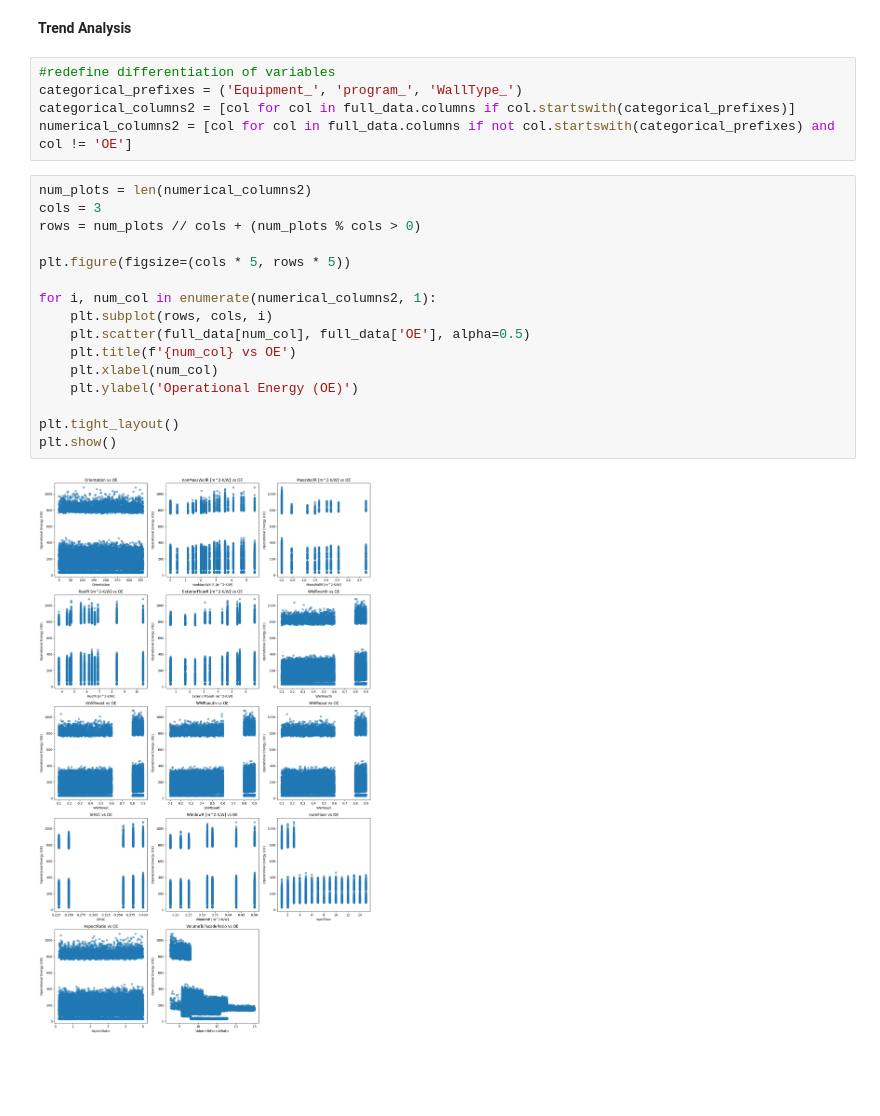
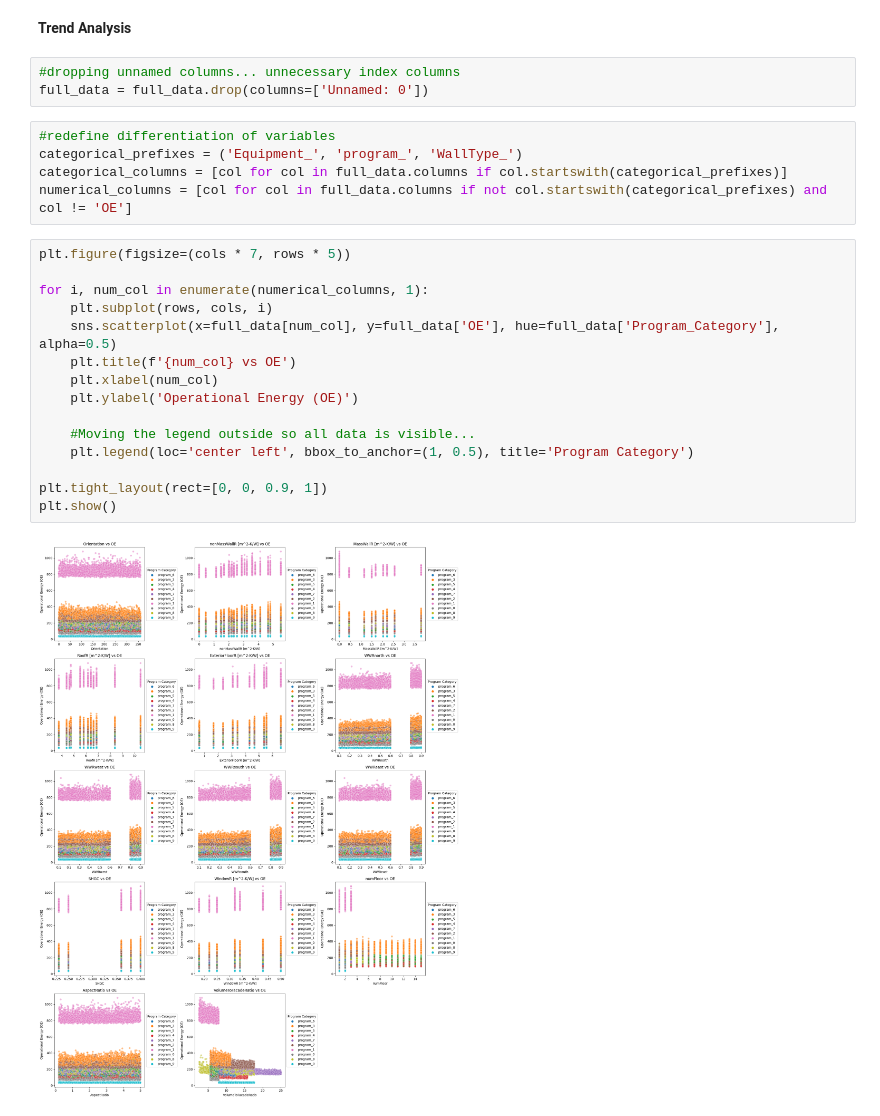
Before and after one commit to snwnkang/CS109A_Final, a Jupyter notebook: Final_Project_CS109_11112023_Sang.ipynb, the cells around one changed output. Saved outputs shown, nothing was run; the diff lists cells and outputs as text; blank space fills up the shorter version.

```diff
--- a/Final_Project_CS109_11112023_Sang.ipynb
+++ b/Final_Project_CS109_11112023_Sang.ipynb
@@ -148,26 +147,28 @@ plot_path
 [figure]
 # %% [markdown]
 **Trend Analysis**
+# %%
+#dropping unnamed columns... unnecessary index columns
+full_data = full_data.drop(columns=['Unnamed: 0'])
 # %%
 #redefine differentiation of variables
 categorical_prefixes = ('Equipment_', 'program_', 'WallType_')
-categorical_columns2 = [col for col in full_data.columns if col.startswith(categorical_prefixes)]
-numerical_columns2 = [col for col in full_data.columns if not col.startswith(categorical_prefixes) and col != 'OE']
+categorical_columns = [col for col in full_data.columns if col.startswith(categorical_prefixes)]
+numerical_columns = [col for col in full_data.columns if not col.startswith(categorical_prefixes) and col != 'OE']
 # %%
-num_plots = len(numerical_columns2)
-cols = 3
-rows = num_plots // cols + (num_plots % cols > 0)
+plt.figure(figsize=(cols * 7, rows * 5))
 
-plt.figure(figsize=(cols * 5, rows * 5))
-
-for i, num_col in enumerate(numerical_columns2, 1):
+for i, num_col in enumerate(numerical_columns, 1):
     plt.subplot(rows, cols, i)
-    plt.scatter(full_data[num_col], full_data['OE'], alpha=0.5)
+    sns.scatterplot(x=full_data[num_col], y=full_data['OE'], hue=full_data['Program_Category'], alpha=0.5)
     plt.title(f'{num_col} vs OE')
     plt.xlabel(num_col)
     plt.ylabel('Operational Energy (OE)')
 
-plt.tight_layout()
+    #Moving the legend outside so all data is visible...
+    plt.legend(loc='center left', bbox_to_anchor=(1, 0.5), title='Program Category')
+
+plt.tight_layout(rect=[0, 0, 0.9, 1])
 plt.show()
 # %% [output]
-[figure, old version]
+[figure, new version]
```
Also changed, not shown: parts of 5 cells of this notebook.
